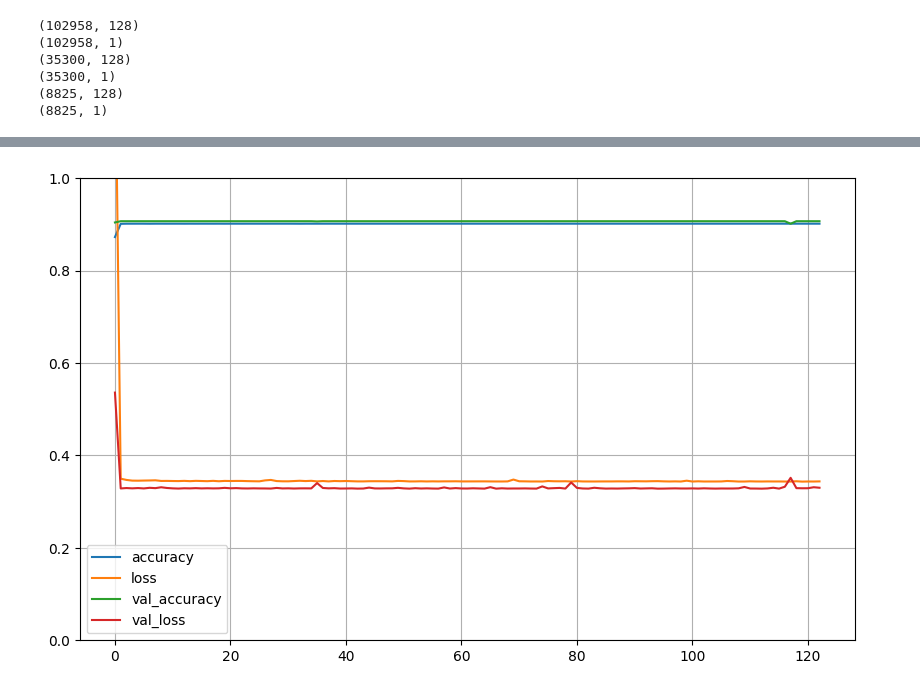
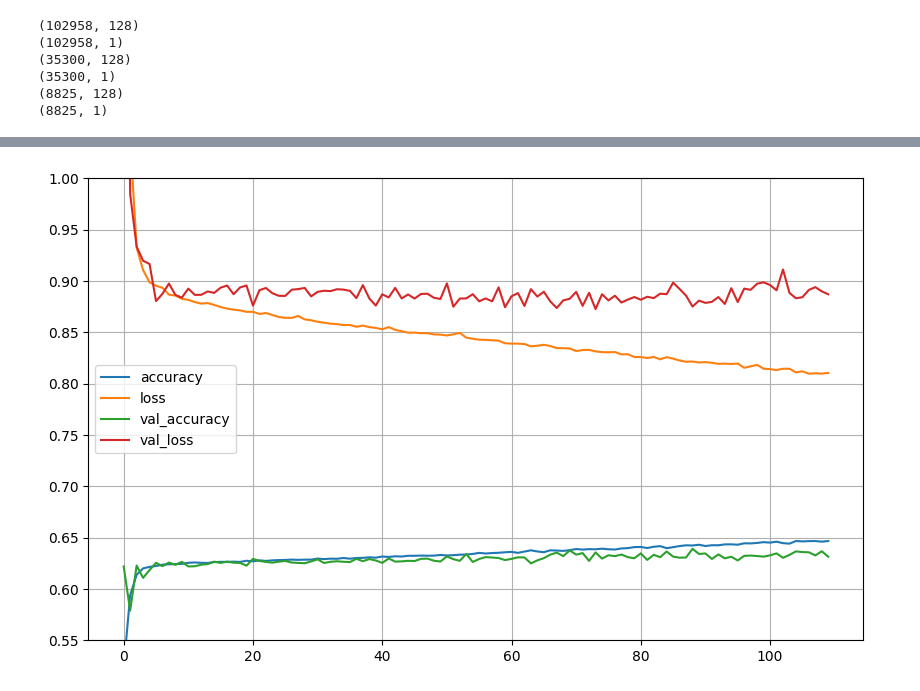
Before and after one commit to sumaniitm/RSNA-2024-Lumbar-Spine-Degenerative-Classification, a Jupyter notebook: model-training.ipynb, the cells around one changed output, grey strips where cells are left out. Cells and saved outputs as stored; diff of their text form; code cells hidden in the pictures.

Commit message:
Kaggle Notebook | model_training_sumaniitm | Version 2

```diff
--- a/model-training.ipynb
+++ b/model-training.ipynb
@@ -36,0 +26,12 @@ Device mapping:
+# %%
+import tensorflow as tf
+try: # detect TPUs
+    tpu = tf.distribute.cluster_resolver.TPUClusterResolver()
+    tf.tpu.experimental.initialize_tpu_system(tpu)
+    strategy = tf.distribute.TPUStrategy(tpu)
+except ValueError: # detect GPUs
+    strategy = tf.distribute.MirroredStrategy() # for GPU or multi-GPU machines
+    #strategy = tf.distribute.get_strategy() # default strategy that works on CPU and single GPU
+    #strategy = tf.distribute.experimental.MultiWorkerMirroredStrategy() # for clusters of multi-GPU machines
+
+print("Number of accelerators: ", strategy.num_replicas_in_sync)
@@ -62,11 +65,14 @@ print(labels_vstacked.shape)
 (147083, 128)
 (147083, 1)
 # %%
-model = tf.keras.models.Sequential()
-model.add(tf.keras.layers.Flatten(input_shape=[128]))
-model.add(tf.keras.layers.Dense(210, activation="relu"))
-model.add(tf.keras.layers.Dense(170, activation="relu"))
-model.add(tf.keras.layers.Dense(65, activation="relu"))
-model.add(tf.keras.layers.Dense(3, activation="softmax"))
+with strategy.scope():
+    model = tf.keras.models.Sequential()
+    model.add(tf.keras.layers.Flatten(input_shape=[128]))
+    model.add(tf.keras.layers.Dense(210, activation="selu"))
+    model.add(tf.keras.layers.Dense(170, activation="selu"))
+    model.add(tf.keras.layers.Dense(65, activation="selu"))
+    model.add(tf.keras.layers.Dense(3, activation="softmax"))
+
+    model.compile(loss="sparse_categorical_crossentropy", optimizer="adamax", metrics=["accuracy"], steps_per_execution=32)
 # %%
 x_train, x_test, y_train, y_test = train_test_split(final, labels_vstacked, test_size=0.3, random_state=42)
@@ -85,9 +93,10 @@ print(y_valid.shape)
 (35300, 1)
 (8825, 128)
 (8825, 1)
-# %%
-model.compile(loss="sparse_categorical_crossentropy", optimizer="adam", metrics=["accuracy"])
 # %%
-history = model.fit(x_train, y_train, epochs=110, validation_data=(x_valid, y_valid))
+#BATCH_SIZE = 16 * strategy.num_replicas_in_sync
+
+# history = model.fit(x_train, y_train, epochs=110, validation_data=(x_valid, y_valid), batch_size=BATCH_SIZE)
+history_selu = model.fit(x_train, y_train, epochs=110, validation_data=(x_valid, y_valid))
 # %% [output]
 Epoch 1/110
@@ -114,7 +119,7 @@ Epoch 91/110
 # %%
-pd.DataFrame(history.history).plot(figsize=(10,6))
+pd.DataFrame(history_selu.history).plot(figsize=(10,6))
 plt.grid(True)
-plt.gca().set_ylim(0,1)
+plt.gca().set_ylim(0.55,1)
 plt.show()
 # %% [output]
-[figure, old version]
+[figure, new version]
```
Also changed, not shown: parts of 10 cells of this notebook.
